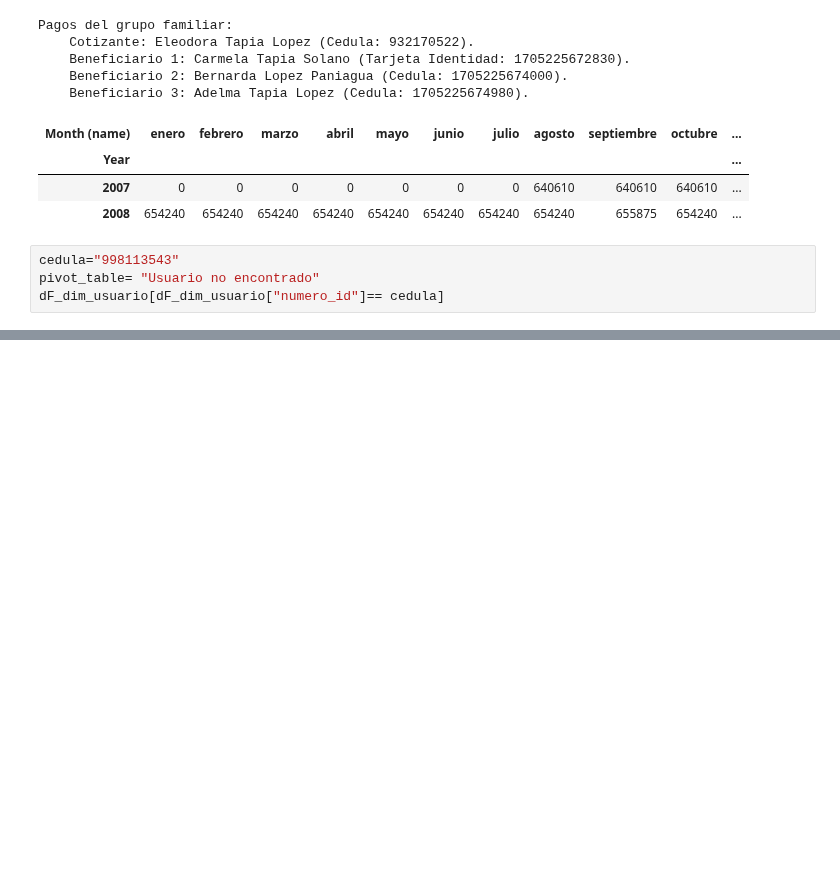
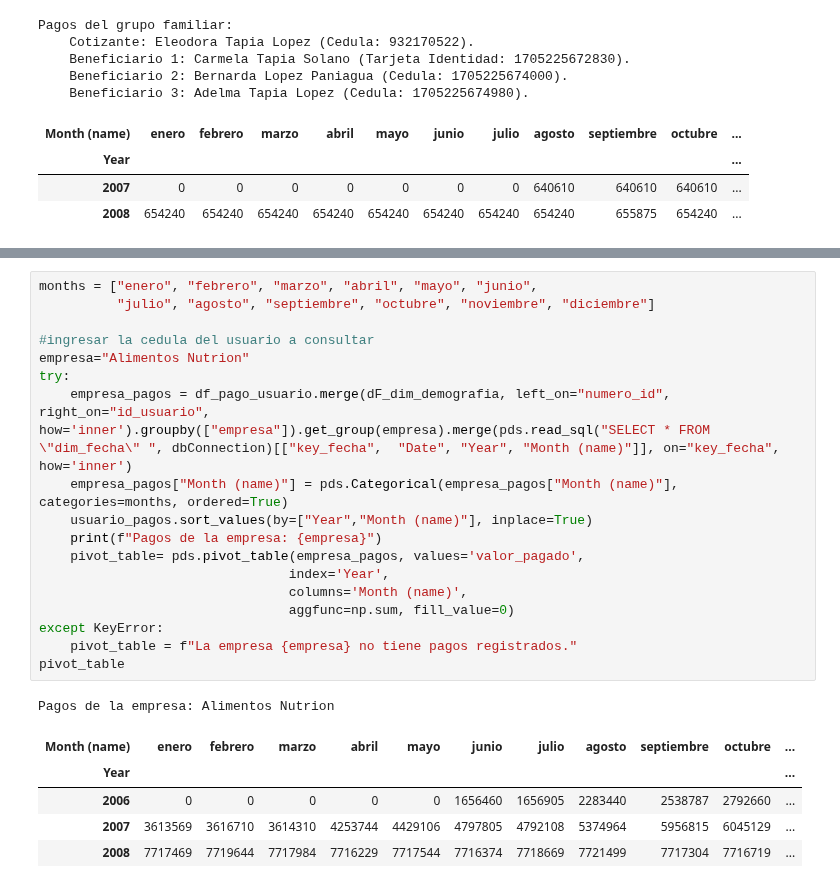
Before and after one commit to Jujo2040751/Proyecto-DataScience, a Jupyter notebook: proy.ipynb, the cells around one changed output, grey strips where cells are left out. Cells and saved outputs as stored; diff of their text form; blank space fills up the shorter version.

```diff
--- a/proy.ipynb
+++ b/proy.ipynb
@@ -442,7 +447,3 @@ Pagos del grupo familiar:
 | Year |  |  |  |  |  |  |  |  |  |  | ... |
 | 2007 | 0 | 0 | 0 | 0 | 0 | 0 | 0 | 640610 | 640610 | 640610 | ... |
 | 2008 | 654240 | 654240 | 654240 | 654240 | 654240 | 654240 | 654240 | 654240 | 655875 | 654240 | ... |
-# %%
-cedula="998113543"
-pivot_table= "Usuario no encontrado"
-dF_dim_usuario[dF_dim_usuario["numero_id"]== cedula]
@@ -450,0 +463,25 @@ True
+# %%
+months = ["enero", "febrero", "marzo", "abril", "mayo", "junio",
+          "julio", "agosto", "septiembre", "octubre", "noviembre", "diciembre"]
+
+#ingresar la cedula del usuario a consultar
+empresa="Alimentos Nutrion"
+try:
+    empresa_pagos = df_pago_usuario.merge(dF_dim_demografia, left_on="numero_id", right_on="id_usuario",  how='inner').groupby(["empresa"]).get_group(empresa).merge(pds.read_sql("SELECT * FROM \"dim_fecha\" ", dbConnection)[["key_fecha",  "Date", "Year", "Month (name)"]], on="key_fecha",  how='inner')
+    empresa_pagos["Month (name)"] = pds.Categorical(empresa_pagos["Month (name)"], categories=months, ordered=True)
+    usuario_pagos.sort_values(by=["Year","Month (name)"], inplace=True)
+    print(f"Pagos de la empresa: {empresa}")
+    pivot_table= pds.pivot_table(empresa_pagos, values='valor_pagado',
+                                index='Year',
+                                columns='Month (name)',
+                                aggfunc=np.sum, fill_value=0)
+except KeyError:
+    pivot_table = f"La empresa {empresa} no tiene pagos registrados."
+pivot_table
+# %% [output]
+Pagos de la empresa: Alimentos Nutrion
+| Month (name) | enero | febrero | marzo | abril | mayo | junio | julio | agosto | septiembre | octubre | ... |
+| Year |  |  |  |  |  |  |  |  |  |  | ... |
+| 2006 | 0 | 0 | 0 | 0 | 0 | 1656460 | 1656905 | 2283440 | 2538787 | 2792660 | ... |
+| 2007 | 3613569 | 3616710 | 3614310 | 4253744 | 4429106 | 4797805 | 4792108 | 5374964 | 5956815 | 6045129 | ... |
+| 2008 | 7717469 | 7719644 | 7717984 | 7716229 | 7717544 | 7716374 | 7718669 | 7721499 | 7717304 | 7716719 | ... |
```
Also changed, not shown: parts of 13 cells of this notebook.
